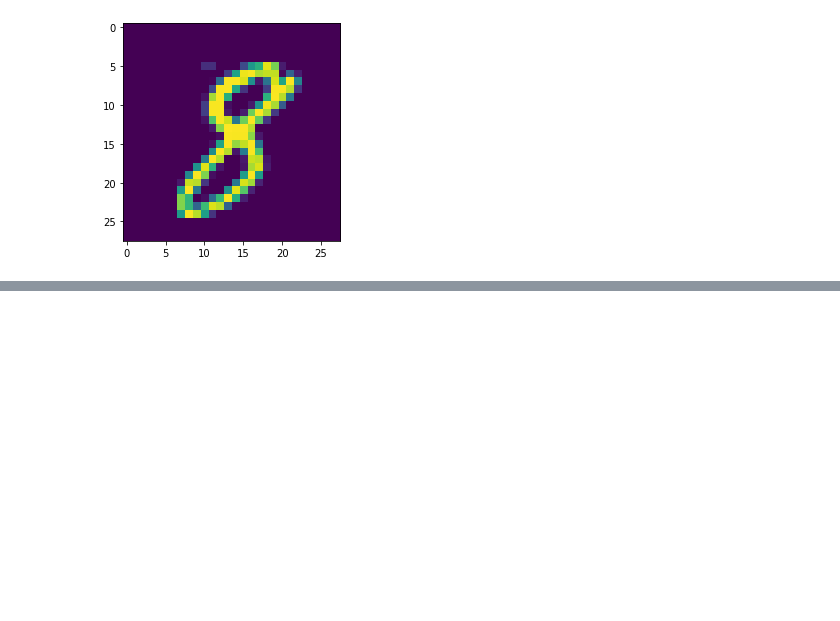
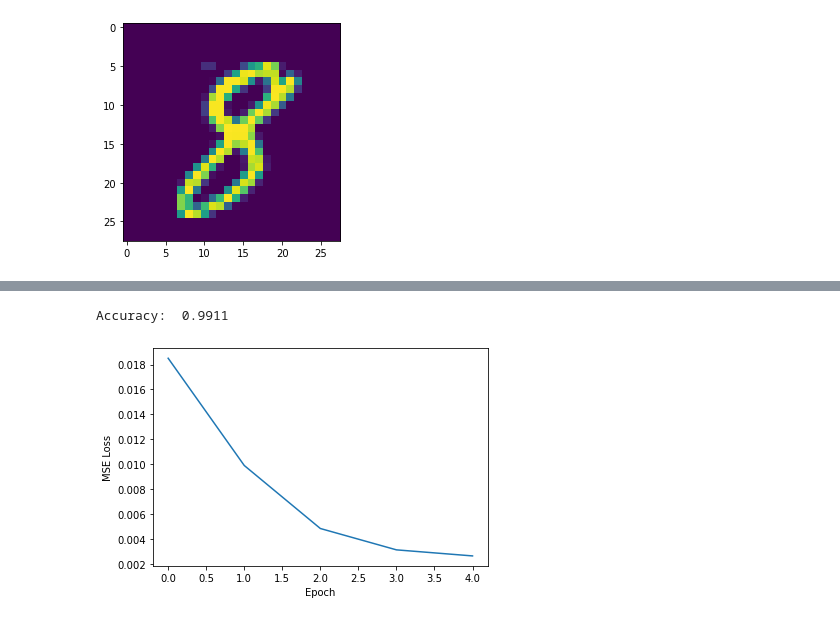
Before and after one commit to UTjones/CNN, a Jupyter notebook: FirstCNN.ipynb, the cells around one changed output, grey strips where cells are left out. Saved outputs shown, nothing was run; the diff lists cells and outputs as text; code cells hidden in the pictures; blank space fills up the shorter version.

```diff
--- a/FirstCNN.ipynb
+++ b/FirstCNN.ipynb
@@ -141,0 +186,42 @@ torch.Size([1, 1, 28, 28])
+# %%
+test_X = torch.Tensor(train.iloc[:, 1:].values).view(-1, 28, 28).cuda()
+testList = []
+for i in train.iloc[:, 0].values:
+    testList.append(np.eye(10)[i])
+
+test_Y = torch.tensor(testList).float().cuda()
+# %%
+correct = 0
+total = 0
+count = 0
+with torch.no_grad():
+    for i in tqdm(range(len(test_X))):
+        real_class = torch.argmax(test_Y[i])
+        net_out = network(test_X[i].view(-1, 1, 28, 28))[0]
+        predicted_class = torch.argmax(net_out)
+
+        #value = (predicted_class == real_class)
+        #print(predicted_class)
+        #print(real_class)
+        #print(value.item())
+        #break
+
+        if predicted_class == real_class:
+            correct += 1
+        total += 1
+
+print("Accuracy: ", round(correct/total, 4))
+# %% [output]
+Accuracy:  0.9911
+# %%
+x, y = [], []
+for i in loss_values:
+    x.append(i[0])
+    y.append(i[1].item())
+# %%
+plt.plot(x,y)
+plt.xlabel("Epoch")
+plt.ylabel("MSE Loss")
+plt.show()
+# %% [output]
+[figure, added]
```
Also changed, not shown: parts of 7 cells of this notebook, 4 other files.
